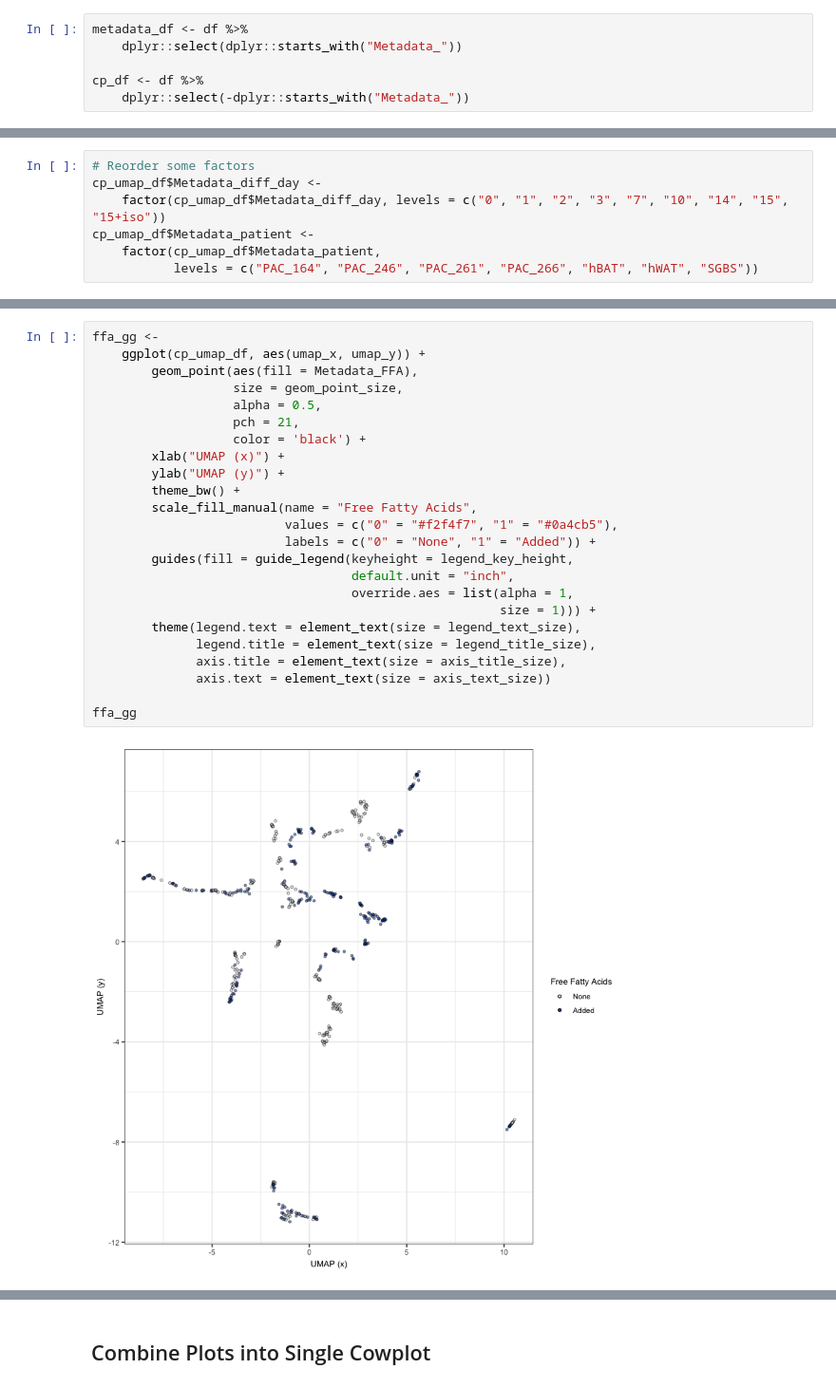
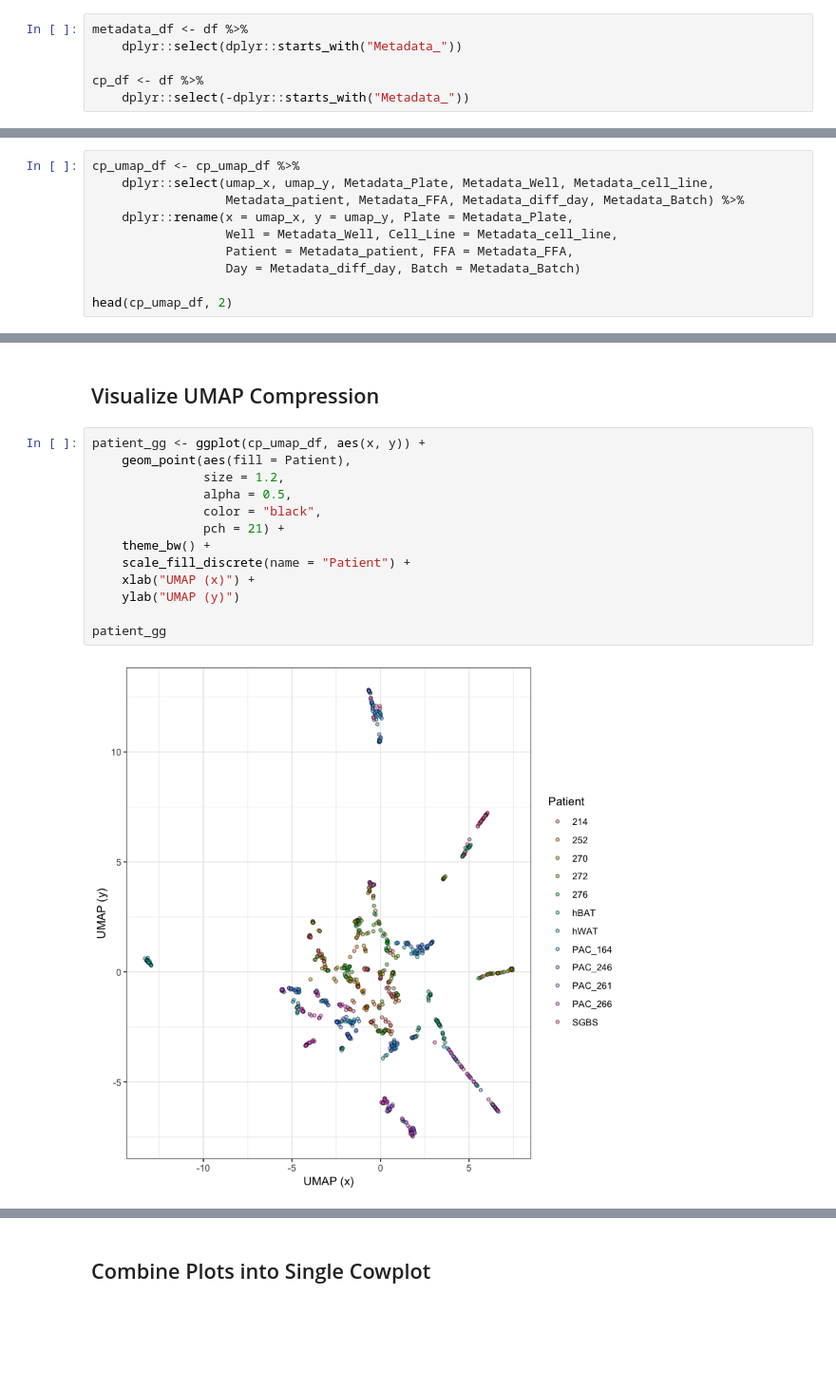
Before and after one commit to broadinstitute/2018_04_12_T2D_V2F_Saadat_Broad, a Jupyter notebook: umap_viz.ipynb, the cells around one changed output, grey strips where cells are left out. Shown at 95% size. Saved outputs shown, nothing was run; the diff lists cells and outputs as text; blank space fills up the shorter version.

```diff
--- a/umap_viz.ipynb
+++ b/umap_viz.ipynb
@@ -68,0 +70,10 @@ A tibble: 2 × 11
+# %%
+cp_umap_df <- cp_umap_df %>%
+    dplyr::select(umap_x, umap_y, Metadata_Plate, Metadata_Well, Metadata_cell_line,
+                  Metadata_patient, Metadata_FFA, Metadata_diff_day, Metadata_Batch) %>%
+    dplyr::rename(x = umap_x, y = umap_y, Plate = Metadata_Plate,
+                  Well = Metadata_Well, Cell_Line = Metadata_cell_line,
+                  Patient = Metadata_patient, FFA = Metadata_FFA,
+                  Day = Metadata_diff_day, Batch = Metadata_Batch)
+
+head(cp_umap_df, 2)
@@ -75,7 +89,0 @@ readr::write_tsv(cp_umap_df, file)
-# %%
-# Reorder some factors
-cp_umap_df$Metadata_diff_day <-
-    factor(cp_umap_df$Metadata_diff_day, levels = c("0", "1", "2", "3", "7", "10", "14", "15", "15+iso"))
-cp_umap_df$Metadata_patient <-
-    factor(cp_umap_df$Metadata_patient,
-           levels = c("PAC_164", "PAC_246", "PAC_261", "PAC_266", "hBAT", "hWAT", "SGBS"))
@@ -169,26 +90,17 @@ day_gg
-# %%
-ffa_gg <-
-    ggplot(cp_umap_df, aes(umap_x, umap_y)) +
-        geom_point(aes(fill = Metadata_FFA),
-                   size = geom_point_size,
-                   alpha = 0.5,
-                   pch = 21,
-                   color = 'black') +
-        xlab("UMAP (x)") +
-        ylab("UMAP (y)") +
-        theme_bw() +
-        scale_fill_manual(name = "Free Fatty Acids",
-                          values = c("0" = "#f2f4f7", "1" = "#0a4cb5"),
-                          labels = c("0" = "None", "1" = "Added")) +
-        guides(fill = guide_legend(keyheight = legend_key_height,
-                                   default.unit = "inch",
-                                   override.aes = list(alpha = 1,
-                                                       size = 1))) +
-        theme(legend.text = element_text(size = legend_text_size),
-              legend.title = element_text(size = legend_title_size),
-              axis.title = element_text(size = axis_title_size),
-              axis.text = element_text(size = axis_text_size))
-
-ffa_gg
-# %% [output]
-[figure, removed]
+# %% [markdown]
+## Visualize UMAP Compression
+# %%
+patient_gg <- ggplot(cp_umap_df, aes(x, y)) +
+    geom_point(aes(fill = Patient),
+               size = 1.2,
+               alpha = 0.5,
+               color = "black",
+               pch = 21) +
+    theme_bw() +
+    scale_fill_discrete(name = "Patient") +
+    xlab("UMAP (x)") +
+    ylab("UMAP (y)")
+
+patient_gg
+# %% [output]
+[figure, added]
```
Also changed, not shown: parts of 15 cells of this notebook, 3 other files.
